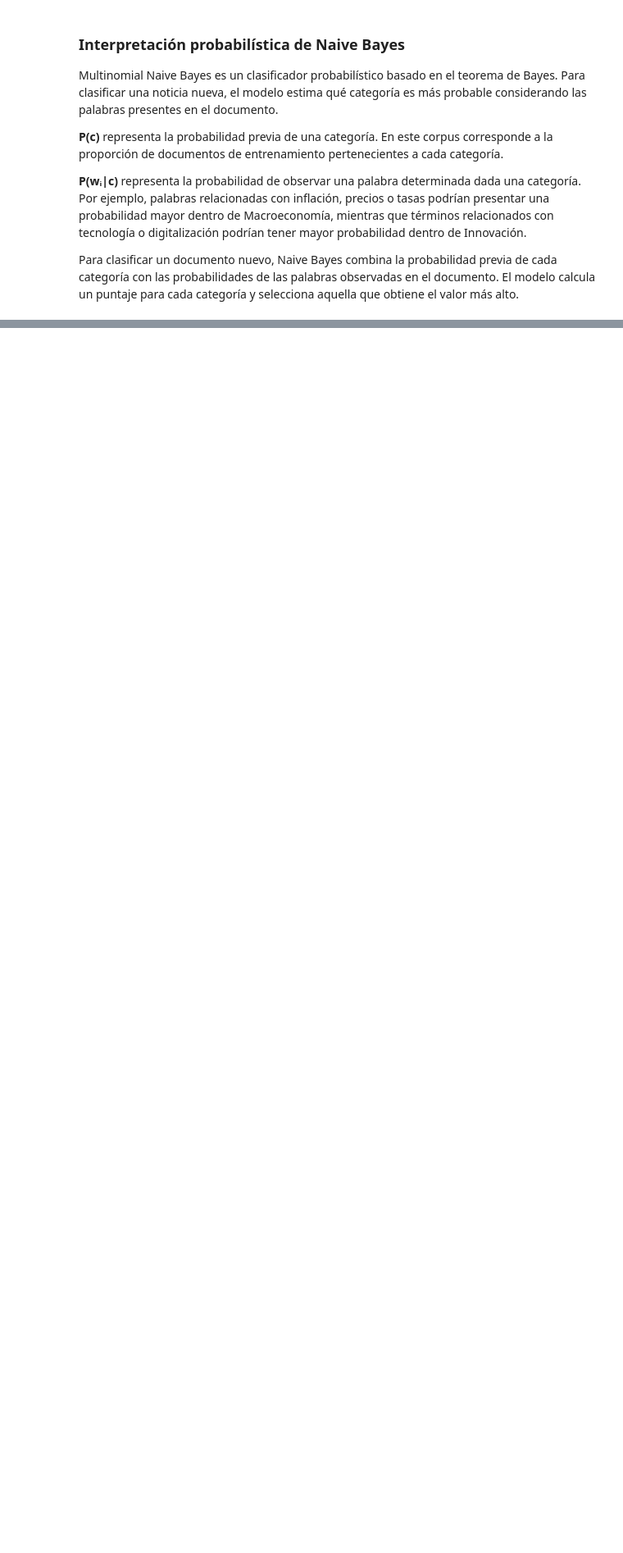
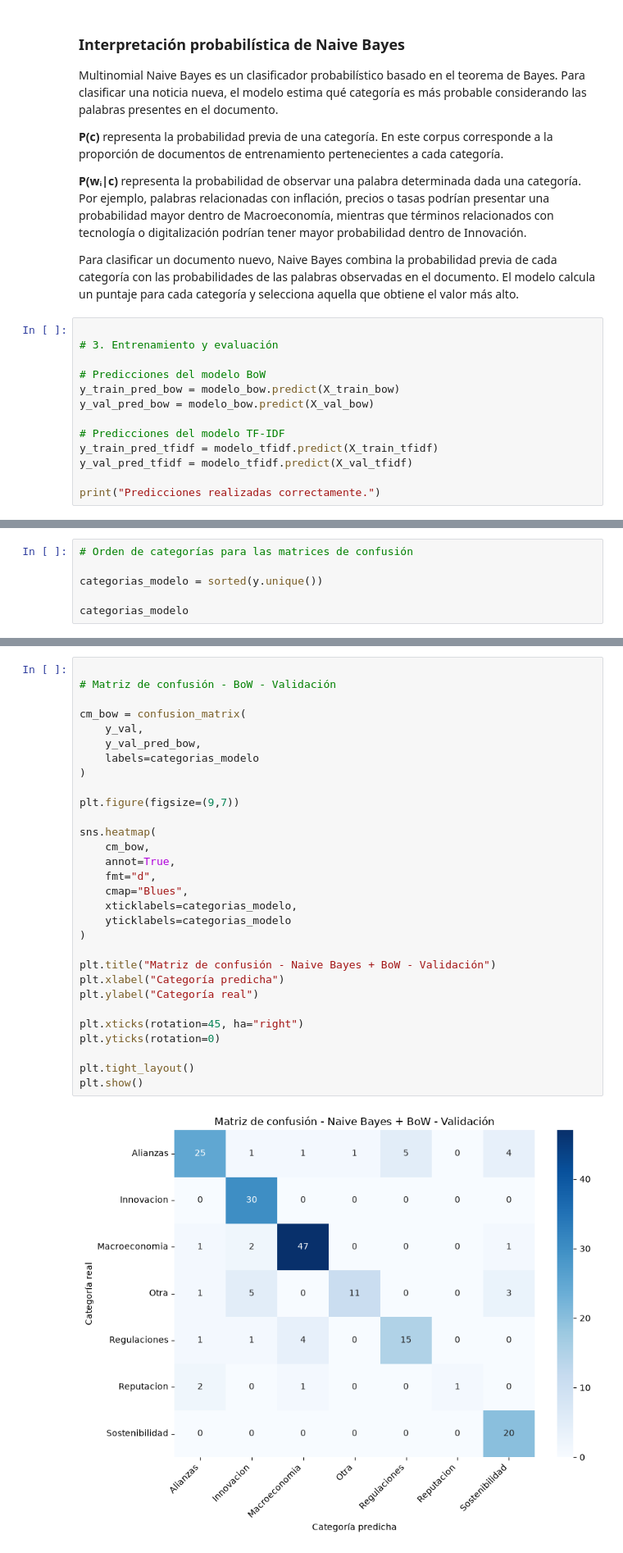
Before and after one commit to Cynthiss/NLP, a Jupyter notebook: Lab_3/Lab_3.ipynb, the cells around one changed output, grey strips where cells are left out. Shown at 82% size. Cells and saved outputs as stored; diff of their text form; blank space fills up the shorter version.

Commit message:
Part 3
 Se agrego evaluacion y comparacion de modelos Naive Bayes

```diff
--- a/Lab_3/Lab_3.ipynb
+++ b/Lab_3/Lab_3.ipynb
@@ -1796,3 +1796,16 @@ Multinomial Naive Bayes es un clasificador probabilístico basado en el teorema
 **P(wᵢ|c)** representa la probabilidad de observar una palabra determinada dada una categoría. Por ejemplo, palabras relacionadas con inflación, precios o tasas podrían presentar una probabilidad mayor dentro de Macroeconomía, mientras que términos relacionados con tecnología o digitalización podrían tener mayor probabilidad dentro de Innovación.
 
 Para clasificar un documento nuevo, Naive Bayes combina la probabilidad previa de cada categoría con las probabilidades de las palabras observadas en el documento. El modelo calcula un puntaje para cada categoría y selecciona aquella que obtiene el valor más alto.
+# %%
+
+# 3. Entrenamiento y evaluación
+
+# Predicciones del modelo BoW
+y_train_pred_bow = modelo_bow.predict(X_train_bow)
+y_val_pred_bow = modelo_bow.predict(X_val_bow)
+
+# Predicciones del modelo TF-IDF
+y_train_pred_tfidf = modelo_tfidf.predict(X_train_tfidf)
+y_val_pred_tfidf = modelo_tfidf.predict(X_val_tfidf)
+
+print("Predicciones realizadas correctamente.")
@@ -1798,0 +1957,6 @@ Para clasificar un documento nuevo, Naive Bayes combina la probabilidad previa d
+# %%
+# Orden de categorías para las matrices de confusión
+
+categorias_modelo = sorted(y.unique())
+
+categorias_modelo
@@ -1798,0 +1971,32 @@ Para clasificar un documento nuevo, Naive Bayes combina la probabilidad previa d
+# %%
+
+# Matriz de confusión - BoW - Validación
+
+cm_bow = confusion_matrix(
+    y_val,
+    y_val_pred_bow,
+    labels=categorias_modelo
+)
+
+plt.figure(figsize=(9,7))
+
+sns.heatmap(
+    cm_bow,
+    annot=True,
+    fmt="d",
+    cmap="Blues",
+    xticklabels=categorias_modelo,
+    yticklabels=categorias_modelo
+)
+
+plt.title("Matriz de confusión - Naive Bayes + BoW - Validación")
+plt.xlabel("Categoría predicha")
+plt.ylabel("Categoría real")
+
+plt.xticks(rotation=45, ha="right")
+plt.yticks(rotation=0)
+
+plt.tight_layout()
+plt.show()
+# %% [output]
+[figure, added]
```
Also changed, not shown: parts of 9 cells of this notebook.
